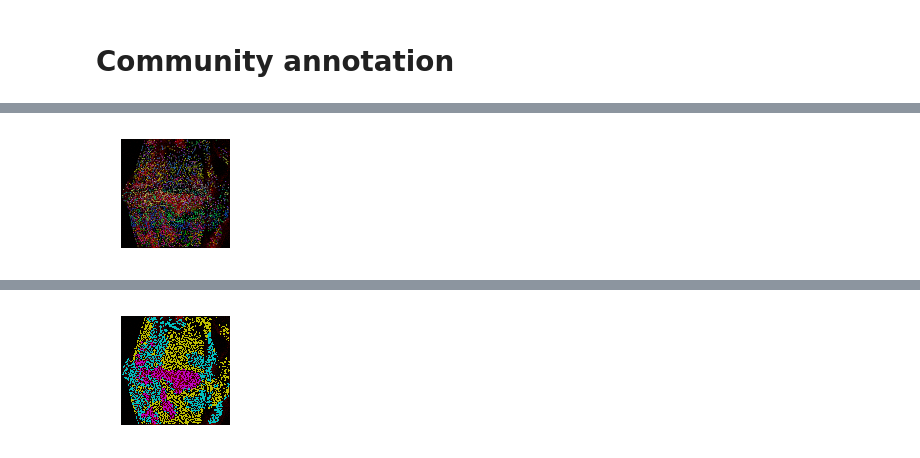
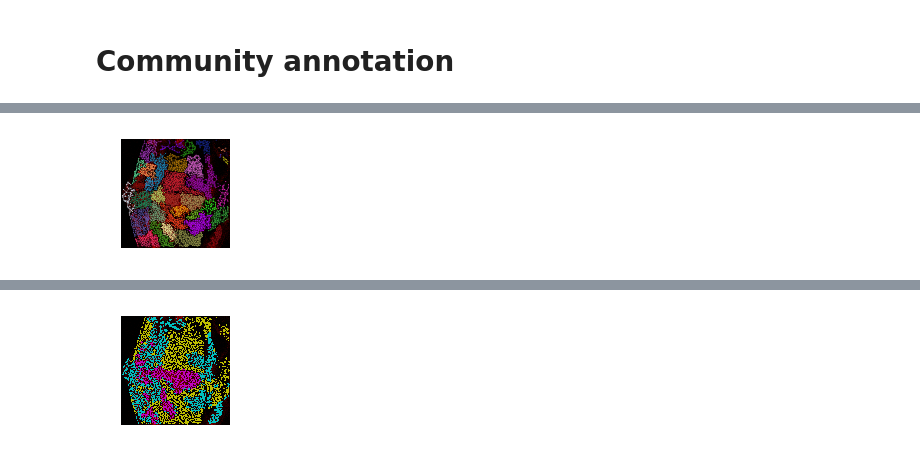
Before and after one commit to sbernasek/flyqma, a Jupyter notebook: notebooks/figures/figure_5.ipynb, the cells around one changed output, grey strips where cells are left out. Saved outputs shown, nothing was run; the diff lists cells and outputs as text; code cells hidden in the pictures.

```diff
--- a/notebooks/figures/figure_5.ipynb
+++ b/notebooks/figures/figure_5.ipynb
@@ -208,9 +268,17 @@ fig.axes[0].set_ylim(-0.05, 1.05)
 # %%
 layer.graph.assign_community(community_sampler.level)
 
 # add graph
 graph_kw = dict(colorby='community', node_size=1., node_alpha=1., lw=0.5, edge_alpha=1., disconnect=True, node_color=None, edge_color=None)
-image_kw = image_kw=dict(cmap='r')
-fig = layer.plot_graph(figsize=figsize, graph_kw=graph_kw, image_kw=image_kw)
+#image_kw = image_kw=dict(cmap='r')
+#fig = layer.plot_graph(figsize=figsize, graph_kw=graph_kw, image_kw=image_kw)
+
+#fig, ax = plt.subplots(figsize=figsize)
+#ax.axis('off')
+
+fig = layer.get_channel('r').show(segments=False, cmap='r', figsize=figsize)
+layer.graph.show(ax=fig.axes[0], **graph_kw, rasterized=True)
+
+#savefig(fig, 'sampling_communities')
 # %% [output]
-[figure, old version]
+[figure, new version]
```
Also changed, not shown: parts of 16 cells of this notebook, 25 other files.
